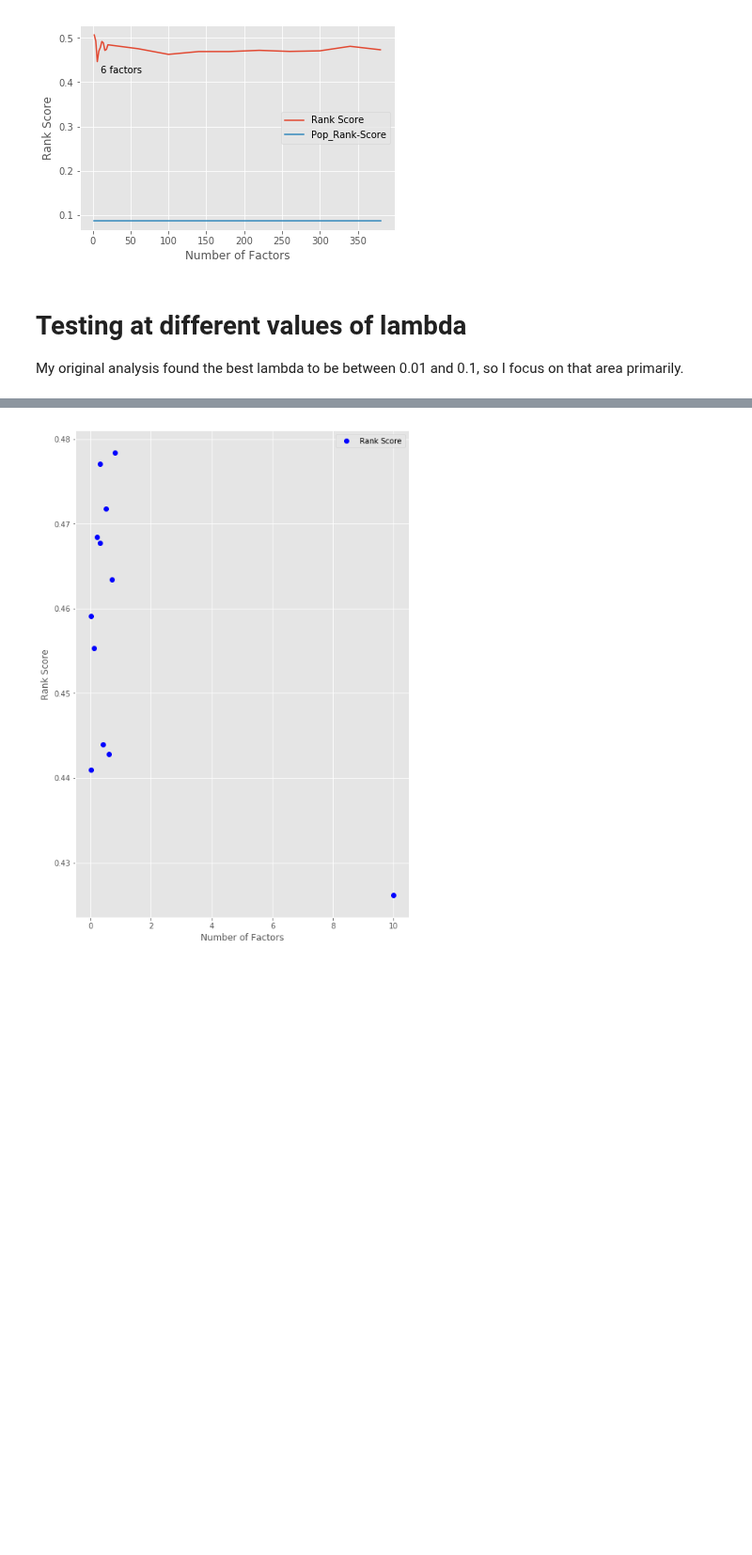
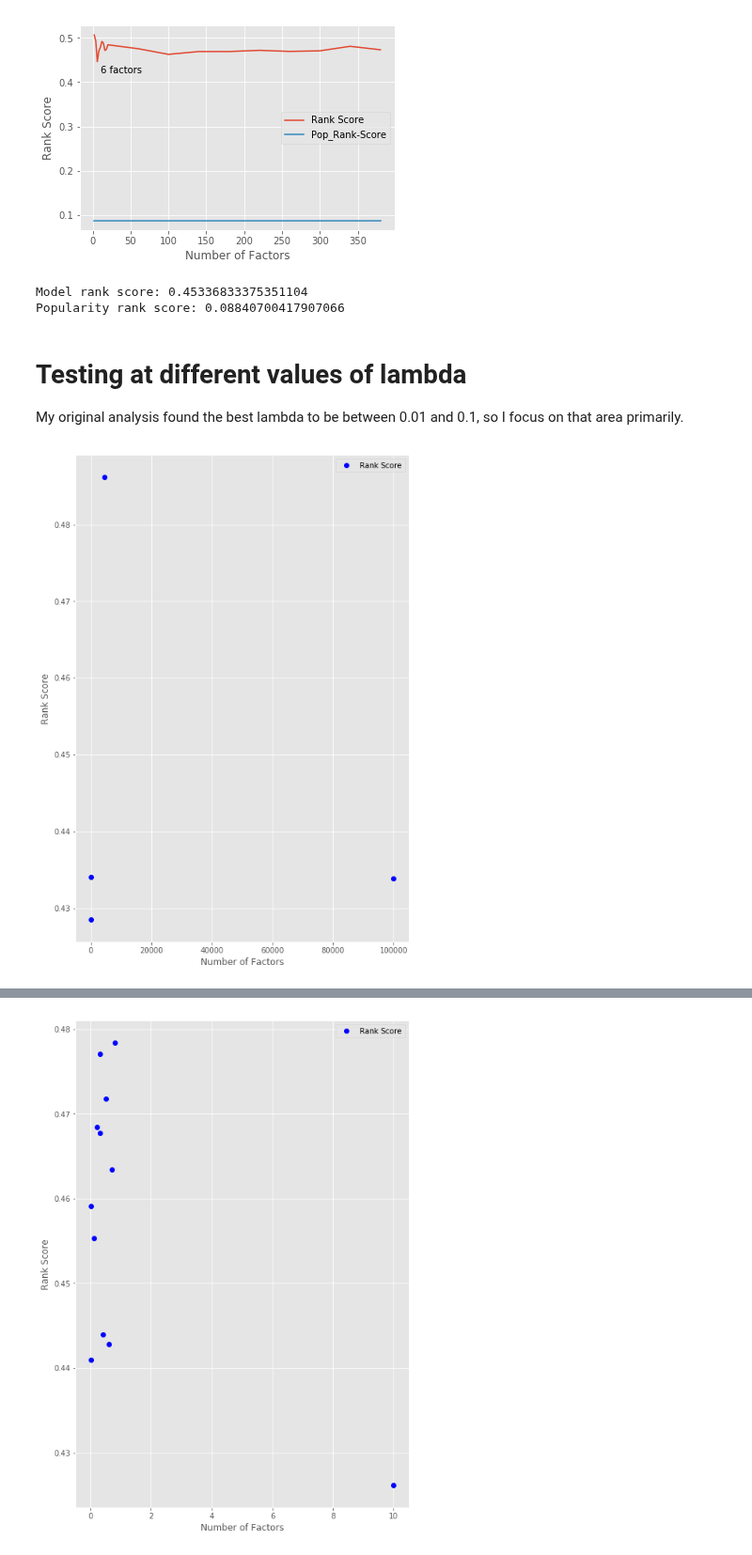
Before and after one commit to Jesse-Kerr/recordmender, a Jupyter notebook: model_understanding.ipynb, the cells around one changed output, grey strips where cells are left out. Shown at 94% size. Drawn from its saved outputs; the diff is of its cells as text; code cells hidden in the pictures; blank space fills up the shorter version.

```diff
--- a/model_understanding.ipynb
+++ b/model_understanding.ipynb
@@ -216,6 +209,16 @@ ax.annotate(xy = (10, .42), s = "6 factors")
 _ = ax.set(ylabel = "Rank Score", xlabel = "Number of Factors")
 # %% [output]
 [figure]
+# %%
+rank_score, pop_rank_score = get_rank_and_pop_score_from_train_test_model(
+    train, test, user_inds, item_inds, factors = 6, regularization = 10, iterations = 50)
+
+print(
+"Model rank score: {} \n\
+Popularity rank score: {}".format(rank_score, pop_rank_score))
+# %% [output]
+Model rank score: 0.45336833375351104
+Popularity rank score: 0.08840700417907066
 # %% [markdown]
 # Testing at different values of lambda
 
@@ -235,13 +238,15 @@ for regularization in regularizations:
 
     vals.append([regularization, rank_score, pop_rank_score])
 # %%
-fig, ax = plt.subplots(figsize =(8, 12))
+fig, ax = plt.subplots()
 
 ax.plot(regularizations, [val[1] for val in vals], 'bo', label = "Rank Score")
 #ax.plot(regularizations, [val[2] for val in vals], 'ro',label = "Pop_Rank-Score")
 ax.legend(loc = 'best')
 #ax.annotate(xy = (100, .335), s = ".1 Lambda")
 _ = ax.set(ylabel = "Rank Score", xlabel = "Number of Factors")
+# %% [output]
+[figure, added]
 # %%
 vals
 # %% [output]
```
Also changed, not shown: parts of 14 cells of this notebook, 4 other files.
